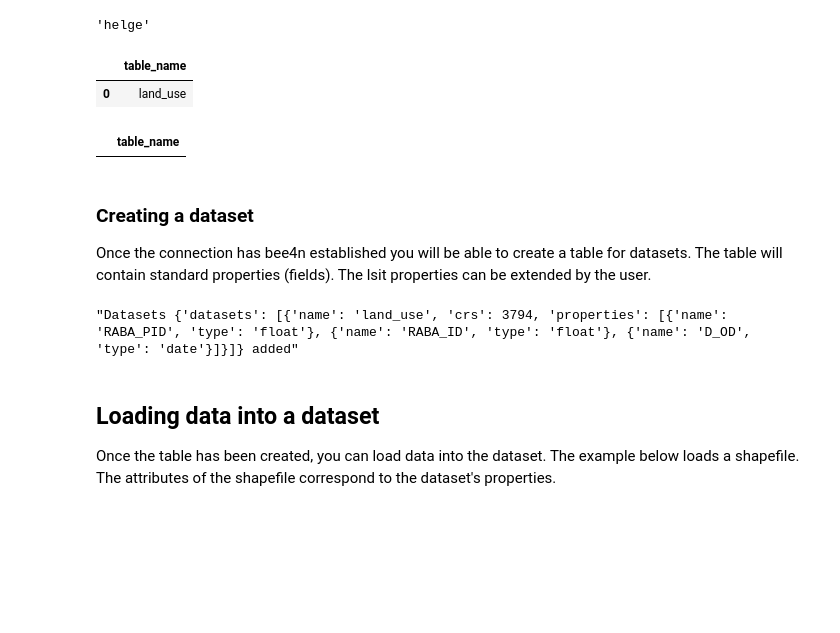
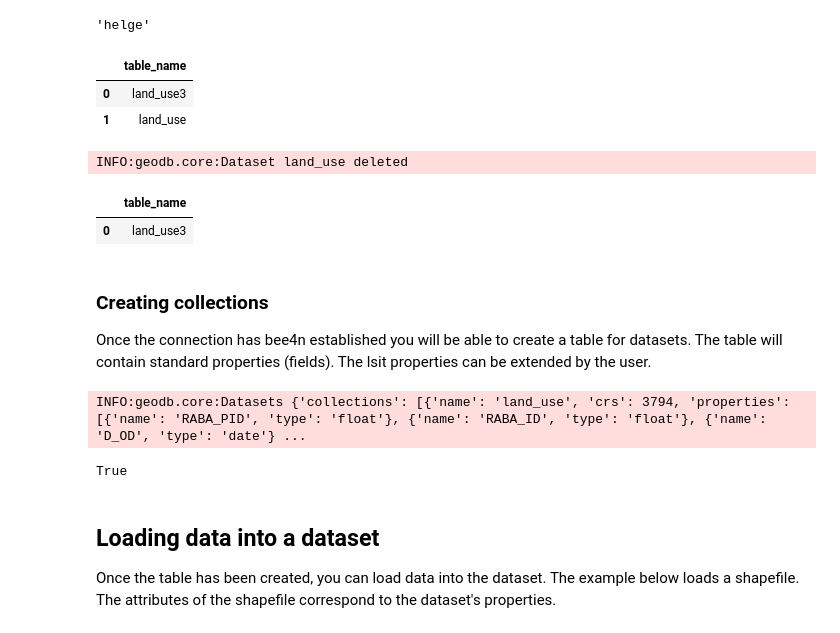
Before and after one commit to xcube-dev/xcube-geodb, a Jupyter notebook: notebooks/geodb_manage_datasets.ipynb, the cells around one changed output. Drawn from its saved outputs; the diff is of its cells as text; code cells hidden in the pictures; blank space fills up the shorter version.

```diff
--- a/notebooks/geodb_manage_datasets.ipynb
+++ b/notebooks/geodb_manage_datasets.ipynb
@@ -15,9 +17,22 @@ geodb = GeoDBClient()
 geodb.whoami
 # %% [output]
 'helge'
+# %%
+# Use table instead of dataset
+ds = geodb.get_collections()
+ds
+# %% [output]
+|  | table_name |
+| 0 | land_use3 |
+| 1 | land_use |
+# %%
+if 'land_use' in ds['table_name'].values:
+    geodb.drop_collection('land_use')
+# %% [output]
+INFO:geodb.core:Dataset land_use deleted
 # %%
-ds = geodb.get_datasets()
+ds = geodb.get_collections()
 ds
 # %% [output]
 |  | table_name |
-| 0 | land_use |
+| 0 | land_use3 |
@@ -27,14 +39,10 @@ if 'land_use' in ds['table_name'].values:
-# %%
-ds = geodb.get_datasets()
-ds
-# %% [output]
-|  | table_name |
 # %% [markdown]
-### Creating a dataset
+### Creating collections
 
 Once the connection has bee4n established you will be able to create a table for datasets. The table will contain standard properties (fields). The lsit properties can be extended by the user.
 # %%
-datasets = [
+# Have a look at fiona feature schema
+collections = [
     {
         'name': 'land_use',
         'crs': 3794,
@@ -46,9 +54,12 @@ datasets = [
         ]
     }
 ]
-geodb.create_datasets(datasets)
+
+# return obj implementing __repr_html__
+geodb.create_collections(collections)
 # %% [output]
-"Datasets {'datasets': [{'name': 'land_use', 'crs': 3794, 'properties': [{'name': 'RABA_PID', 'type': 'float'}, {'name': 'RABA_ID', 'type': 'float'}, {'name': 'D_OD', 'type': 'date'}]}]} added"
+INFO:geodb.core:Datasets {'collections': [{'name': 'land_use', 'crs': 3794, 'properties': [{'name': 'RABA_PID', 'type': 'float'}, {'name': 'RABA_ID', 'type': 'float'}, {'name': 'D_OD', 'type': 'date'} ...
+True
 # %% [markdown]
 ## Loading data into a dataset
 
```
Also changed, not shown: parts of 19 cells of this notebook, 12 other files.
